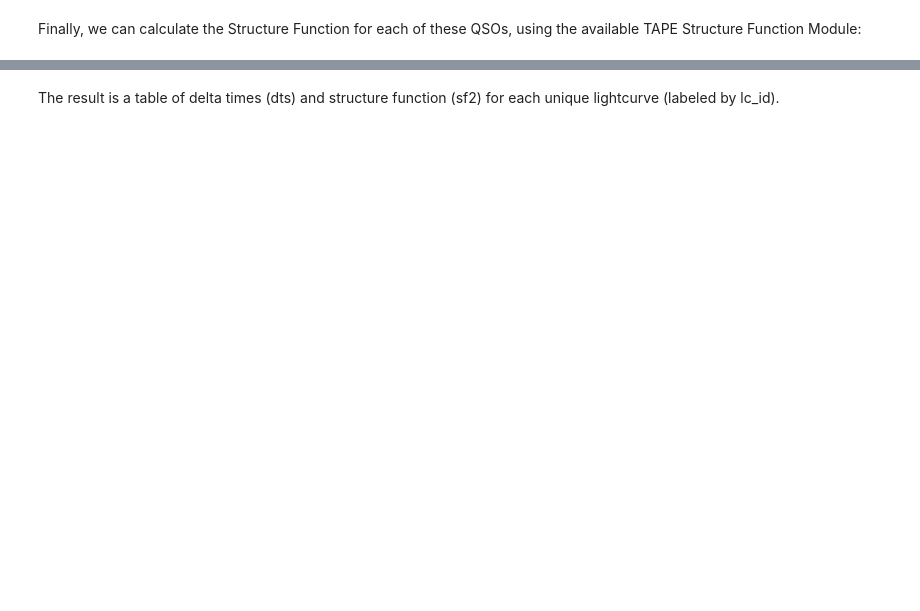
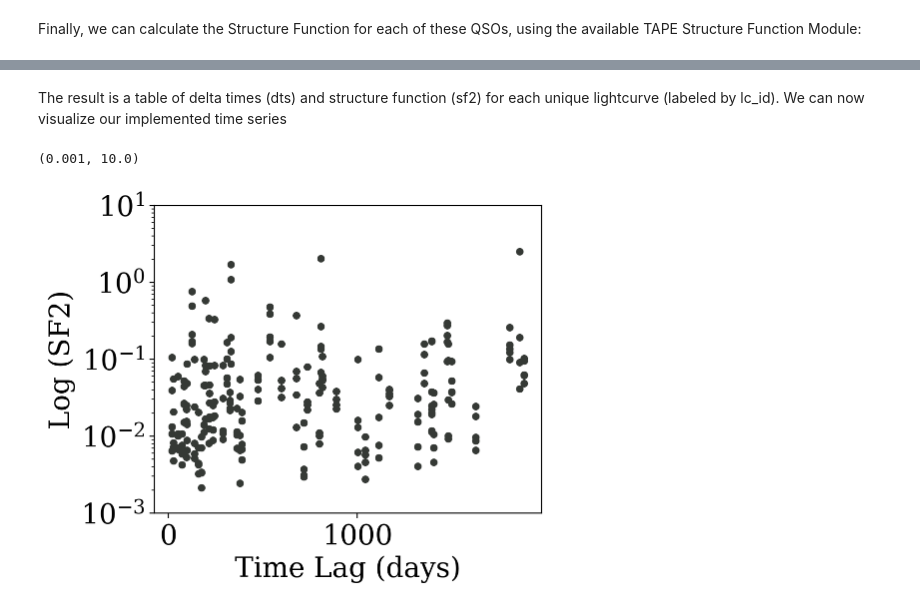
Before and after one commit to lincc-frameworks/tape, a Jupyter notebook: docs/gettingstarted/quickstart.ipynb, the cells around one changed output, grey strips where cells are left out. Drawn from its saved outputs; the diff is of its cells as text; code cells hidden in the pictures; blank space fills up the shorter version.

Commit message:
added plots to TAPE quickstart. Including a small routine for plotting multi-band light curves

```diff
--- a/docs/gettingstarted/quickstart.ipynb
+++ b/docs/gettingstarted/quickstart.ipynb
@@ -36,2 +81,12 @@ result.compute()
 # %% [markdown]
-The result is a table of delta times (dts) and structure function (sf2) for each unique lightcurve (labeled by lc_id).
+The result is a table of delta times (dts) and structure function (sf2) for each unique lightcurve (labeled by lc_id). We can now visualize our implemented time series
+# %%
+fig, ax = plt.subplots(nrows=1, ncols=1, figsize=(5,4))
+plt.scatter(result["dt"], result["sf2"], s=20, alpha=1, color="#353935")
+plt.yscale('log')
+plt.ylabel("Log (SF2)")
+plt.xlabel("Time Lag (days)")
+plt.ylim(1e-3, 1e1)
+# %% [output]
+(0.001, 10.0)
+[figure, added]
```
Also changed, not shown: parts of 6 cells of this notebook.
